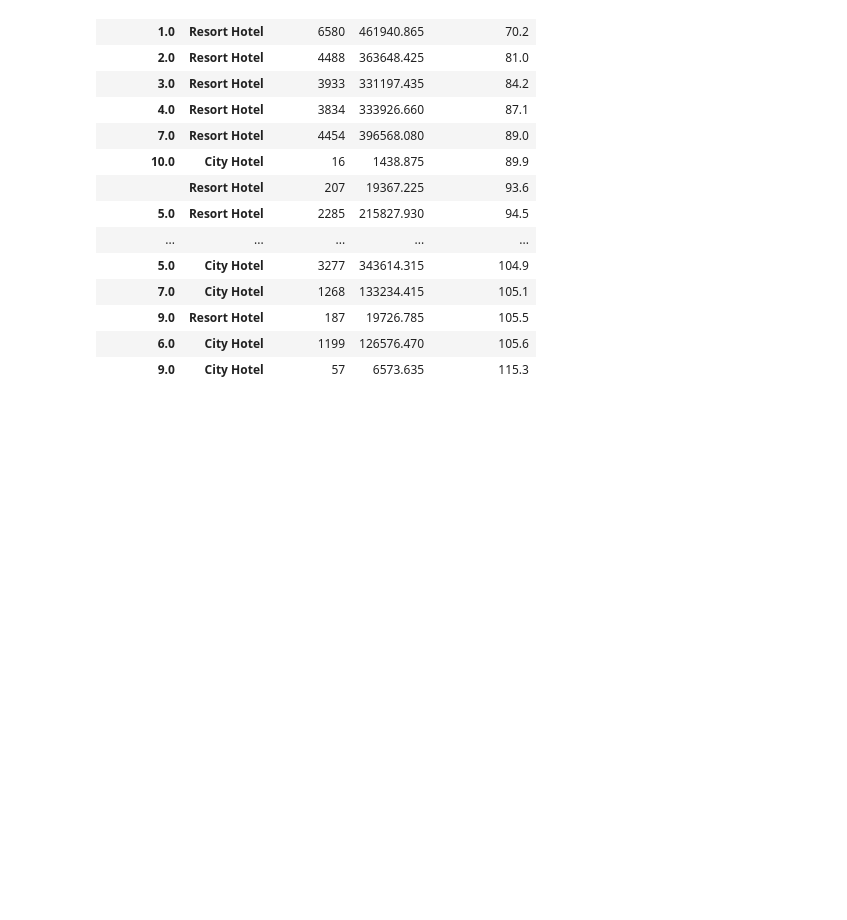
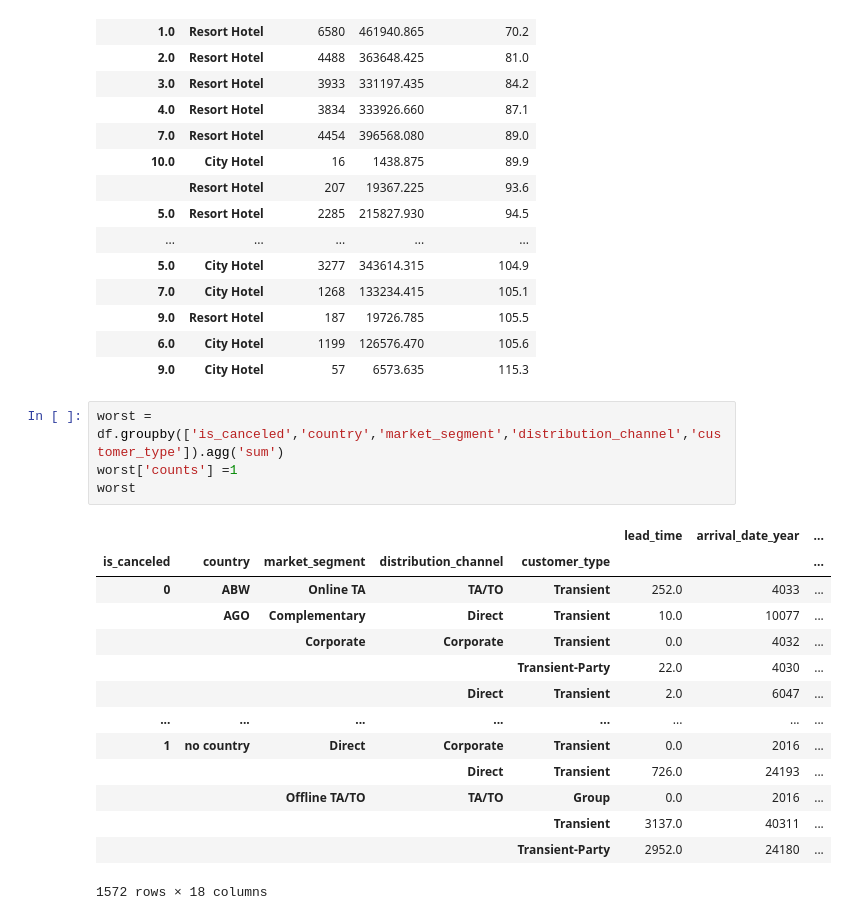
Before and after one commit to SethupathyM/EDA---Capstone-Project, a Jupyter notebook: Hotel_Booking_Capstone_Project.ipynb, the cells around one changed output. Drawn from its saved outputs; the diff is of its cells as text; blank space fills up the shorter version.

```diff
--- a/Hotel_Booking_Capstone_Project.ipynb
+++ b/Hotel_Booking_Capstone_Project.ipynb
@@ -1022,3 +1030,22 @@ t.sort_values('optimal_length')
 | 9.0 | Resort Hotel | 187 | 19726.785 | 105.5 |
 | 6.0 | City Hotel | 1199 | 126576.470 | 105.6 |
 | 9.0 | City Hotel | 57 | 6573.635 | 115.3 |
+# %%
+worst = df.groupby(['is_canceled','country','market_segment','distribution_channel','customer_type']).agg('sum')
+worst['counts'] =1
+worst
+# %% [output]
+|  |  |  |  |  | lead_time | arrival_date_year | ... |
+| is_canceled | country | market_segment | distribution_channel | customer_type |  |  | ... |
+| 0 | ABW | Online TA | TA/TO | Transient | 252.0 | 4033 | ... |
+|  | AGO | Complementary | Direct | Transient | 10.0 | 10077 | ... |
+|  |  | Corporate | Corporate | Transient | 0.0 | 4032 | ... |
+|  |  |  |  | Transient-Party | 22.0 | 4030 | ... |
+|  |  |  | Direct | Transient | 2.0 | 6047 | ... |
+| ... | ... | ... | ... | ... | ... | ... | ... |
+| 1 | no country | Direct | Corporate | Transient | 0.0 | 2016 | ... |
+|  |  |  | Direct | Transient | 726.0 | 24193 | ... |
+|  |  | Offline TA/TO | TA/TO | Group | 0.0 | 2016 | ... |
+|  |  |  |  | Transient | 3137.0 | 40311 | ... |
+|  |  |  |  | Transient-Party | 2952.0 | 24180 | ... |
+1572 rows × 18 columns
```
Also changed, not shown: parts of 7 cells of this notebook.
